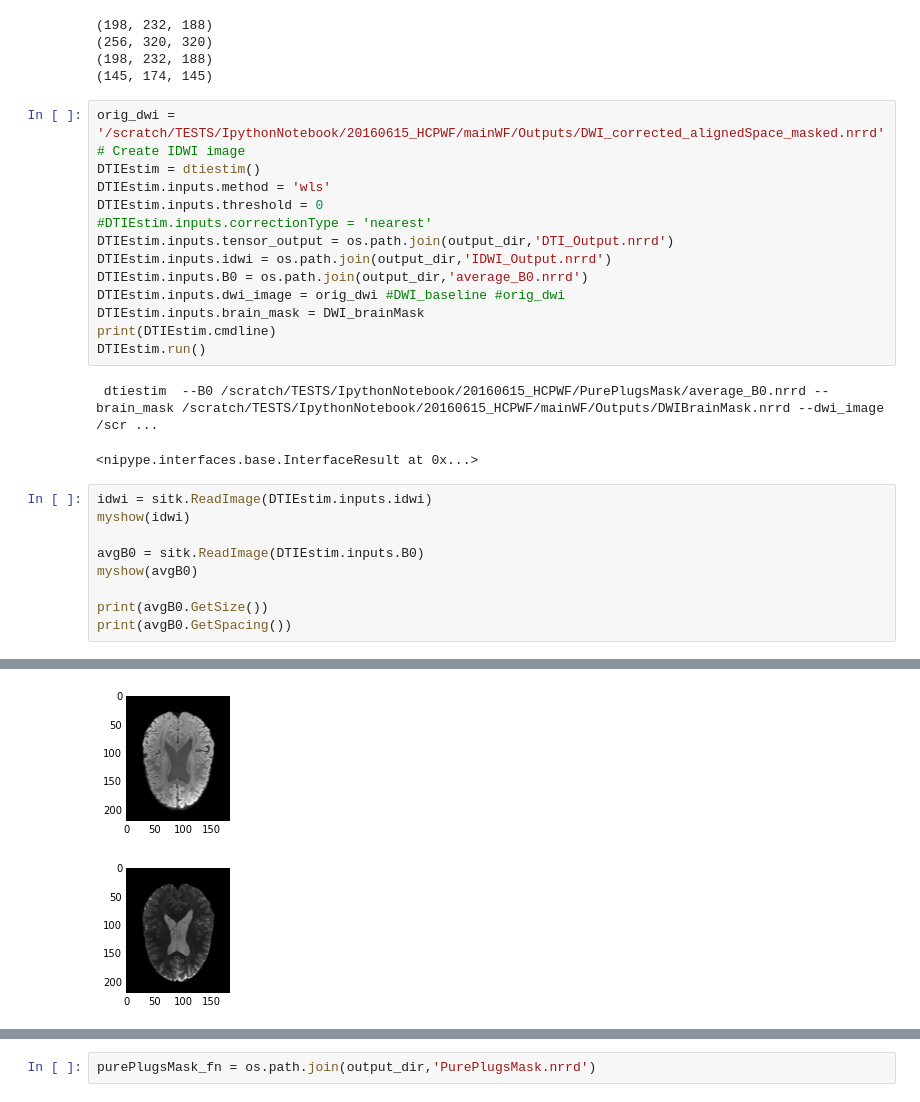
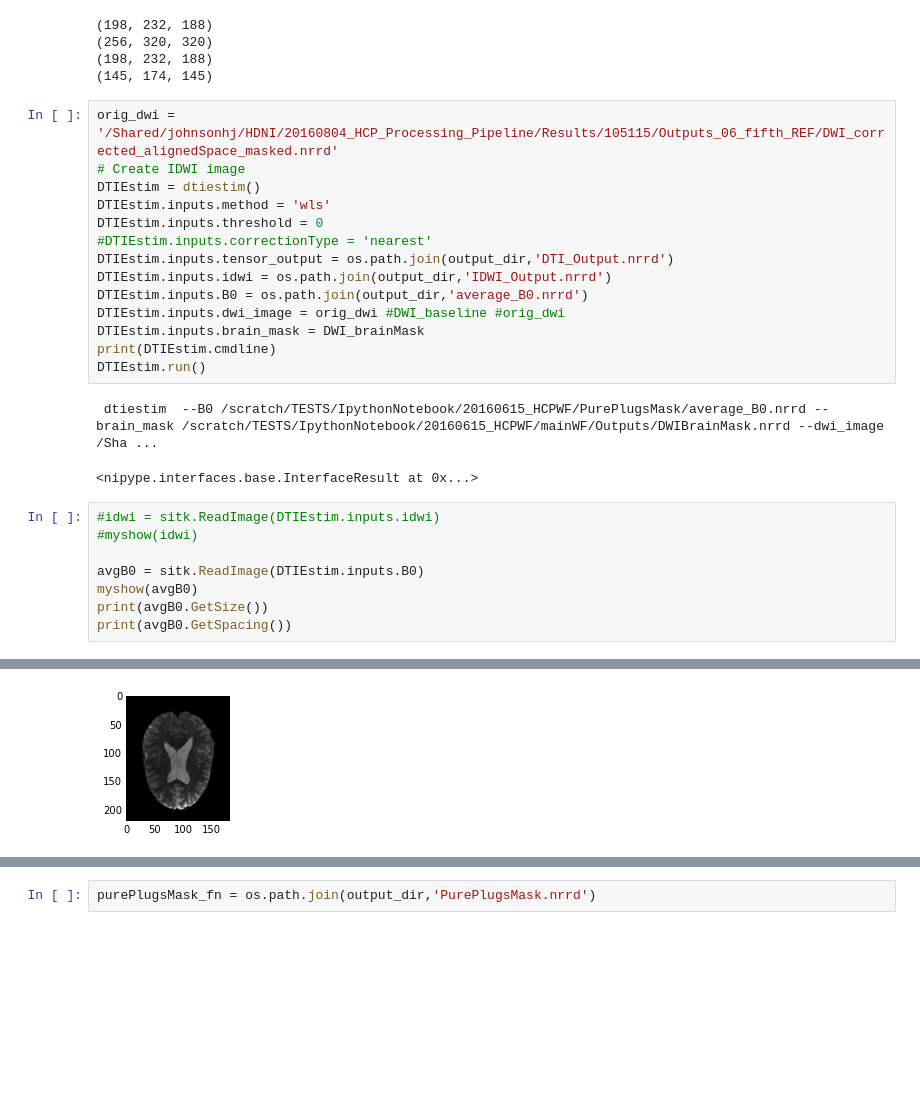
Before and after one commit to aghayoor/SimpleITK-Notebook-Answers, a Jupyter notebook: Test_PurePlugsMask_for_HCP.ipynb, the cells around one changed output, grey strips where cells are left out. Cells and saved outputs as stored; diff of their text form; blank space fills up the shorter version.

```diff
--- a/Test_PurePlugsMask_for_HCP.ipynb
+++ b/Test_PurePlugsMask_for_HCP.ipynb
@@ -75,7 +75,7 @@ print(dwiBrainMask.GetSize())
 (198, 232, 188)
 (145, 174, 145)
 # %%
-orig_dwi = '/scratch/TESTS/IpythonNotebook/20160615_HCPWF/mainWF/Outputs/DWI_corrected_alignedSpace_masked.nrrd'
+orig_dwi = '/Shared/johnsonhj/HDNI/20160804_HCP_Processing_Pipeline/Results/105115/Outputs_06_fifth_REF/DWI_corrected_alignedSpace_masked.nrrd'
 # Create IDWI image
 DTIEstim = dtiestim()
 DTIEstim.inputs.method = 'wls'
@@ -89,15 +89,14 @@ DTIEstim.inputs.brain_mask = DWI_brainMask
 print(DTIEstim.cmdline)
 DTIEstim.run()
 # %% [output]
- dtiestim  --B0 /scratch/TESTS/IpythonNotebook/20160615_HCPWF/PurePlugsMask/average_B0.nrrd --brain_mask /scratch/TESTS/IpythonNotebook/20160615_HCPWF/mainWF/Outputs/DWIBrainMask.nrrd --dwi_image /scr ...
+ dtiestim  --B0 /scratch/TESTS/IpythonNotebook/20160615_HCPWF/PurePlugsMask/average_B0.nrrd --brain_mask /scratch/TESTS/IpythonNotebook/20160615_HCPWF/mainWF/Outputs/DWIBrainMask.nrrd --dwi_image /Sha ...
 <nipype.interfaces.base.InterfaceResult at 0x...>
 # %%
-idwi = sitk.ReadImage(DTIEstim.inputs.idwi)
-myshow(idwi)
+#idwi = sitk.ReadImage(DTIEstim.inputs.idwi)
+#myshow(idwi)
 
 avgB0 = sitk.ReadImage(DTIEstim.inputs.B0)
 myshow(avgB0)
-
 print(avgB0.GetSize())
 print(avgB0.GetSpacing())
 # %% [output]
@@ -106,3 +105,2 @@ print(avgB0.GetSpacing())
-[figure, old version]
+[figure, new version]
-[figure, removed]
 # %%
```
Also changed, not shown: parts of 16 cells of this notebook, 22 other files.
